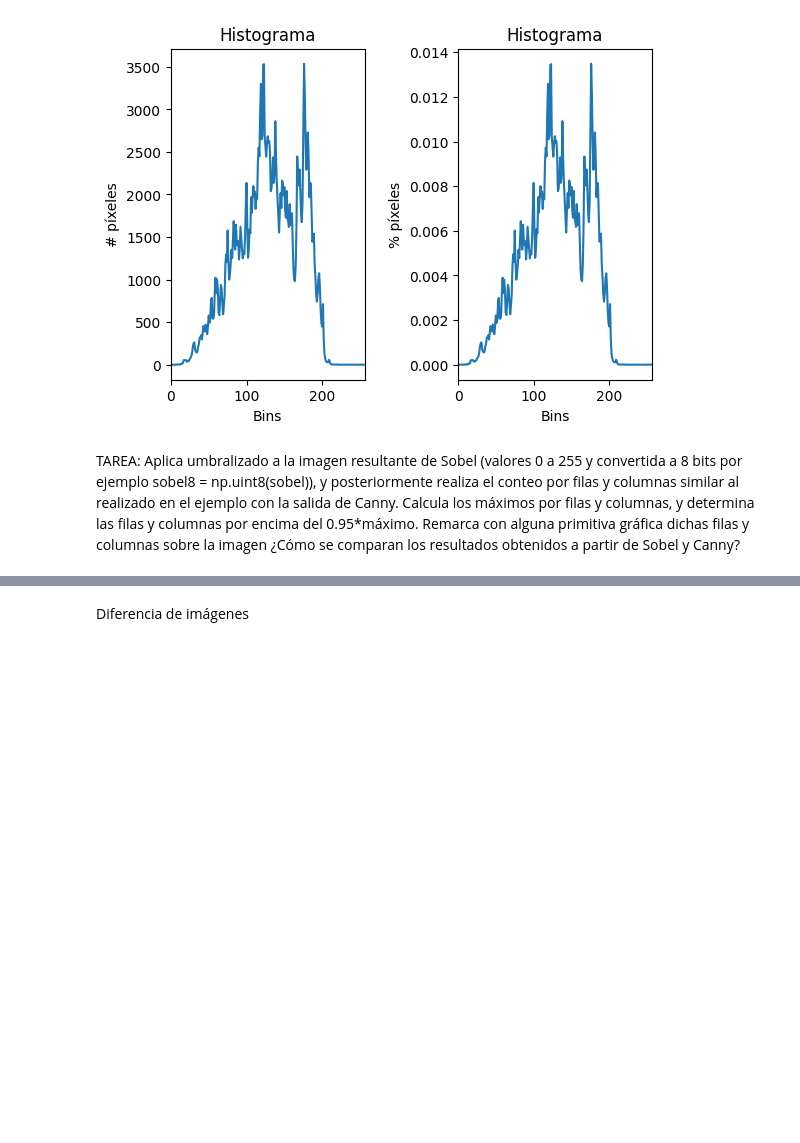
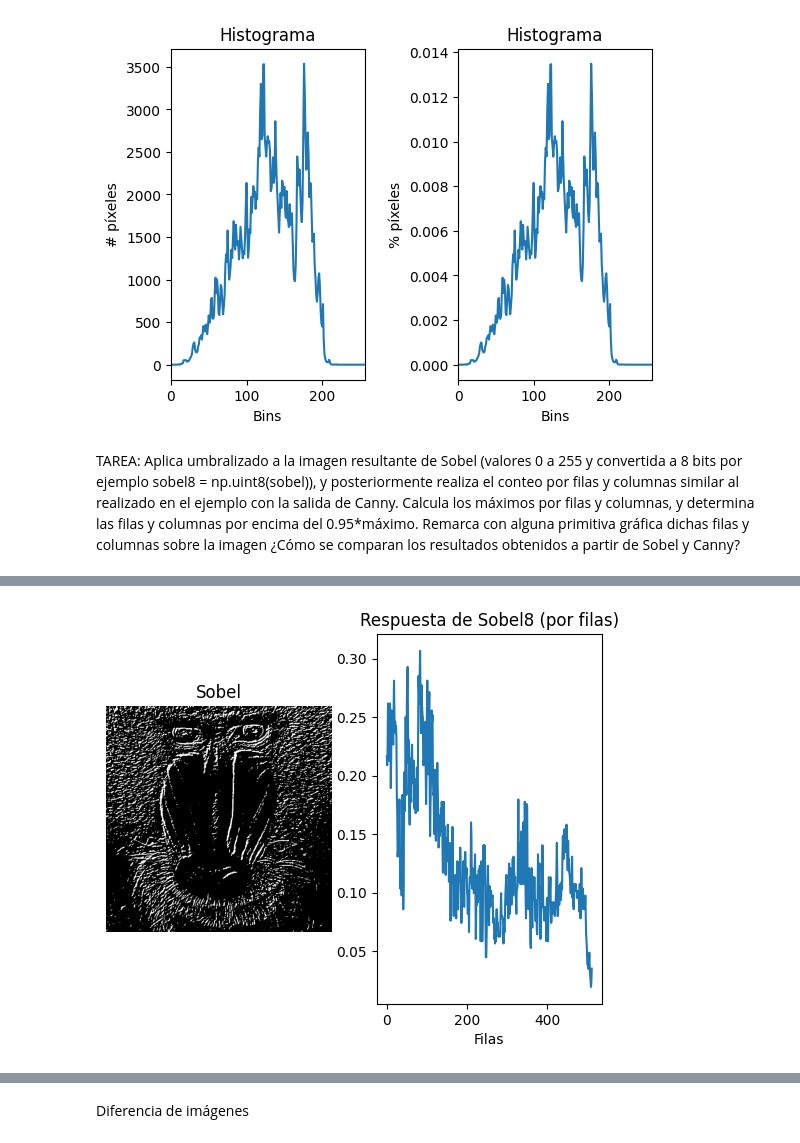
Before and after one commit to DevGiovanniLC/VC, a Jupyter notebook: P2/VC_P2.ipynb, the cells around one changed output, grey strips where cells are left out. Cells and saved outputs as stored; diff of their text form; code cells hidden in the pictures; blank space fills up the shorter version.

```diff
--- a/P2/VC_P2.ipynb
+++ b/P2/VC_P2.ipynb
@@ -218,0 +220,79 @@ TAREA: Aplica umbralizado a la imagen resultante de Sobel (valores 0 a 255 y con
+# %%
+col_counts = cv2.reduce(sobel8, 0, cv2.REDUCE_SUM, dtype=cv2.CV_32SC1)
+
+#Normaliza en base al número de filas y al valor máximo del píxel (255)
+#El resultado será el número de píxeles blancos por columna
+cols = col_counts[0] / (255 * sobel8.shape[1])
+
+row_counts = cv2.reduce(sobel8, 1, cv2.REDUCE_SUM, dtype=cv2.CV_32SC1)
+# Normaliza en base al valor máximo del píxel (255)
+rows = row_counts[:,0] / (255 * sobel8.shape[0])
+
+# Determina el máximo de píxeles blancos por fila y columna
+max_row = np.max(rows)
+max_col = np.max(cols)
+
+max_pixel_row= max_row *512
+max_pixel_col= max_col *512
+
+print("Maximo de pixeles blancos por fila ", max_pixel_row)
+print("Maximo de pixeles blancos por columna ", max_pixel_col)
+# Determina el número de filas con un número de píxeles blancos mayor o igual que el 95% del máximo
+threshold_row = 0.95 * max_row
+threshold_col = 0.95 * max_col
+rows_above_threshold = np.sum(rows >= threshold_row)
+cols_above_threshold = np.sum(cols >= threshold_col)
+
+print(f"Máximo porcentaje de pixeles blancos por fila: {max_row *100} %")
+print(f"Máximo porcentaje píxeles blancos por columna: {max_col*100} %")
+print(f"Número de filas con píxeles blancos >= 95% del máximo: {rows_above_threshold}")
+print(f"Número de columnas con píxeles blancos >= 95% del máximo: {cols_above_threshold}")
+
+rows_cords = np.where(rows >= threshold_row)
+print(rows_cords)
+cols_cords = np.where(cols >= threshold_col)
+print(cols_cords)
+
+
+
+
+# Muestra gráficamente la distribución de píxeles blancos por fila y por columna
+row_chart = plt.figure()
+plt.subplot(1, 2, 1)
+plt.axis("off")
+plt.title("Sobel")
+plt.imshow(sobel8, cmap='gray')
+
+plt.subplot(1, 2, 2)
+plt.title("Respuesta de Sobel8 (por filas)")
+plt.xlabel("Filas")
+plt.ylabel("% píxeles")
+plt.plot(rows)
+for row in rows_cords:
+    l = mlines.Line2D([row,row], [0,1])
+    row_chart.add_
+# Rango en x definido por el número de filas
+plt.xlim([0, sobel8.shape[0]])
+
+
+
+#El contenido de la imagen resultado de Canny, son valores 0 o 255, lo compruebas al descomentar
+#print(canny)
+#Cuenta el número de píxeles blancos (255) por columna
+#Suma los valores de los pixeles por columna
+
+#Muestra dicha cuenta gráficamente
+plt.figure()
+plt.subplot(1, 2, 1)
+plt.axis("off")
+plt.title("Sobel")
+plt.imshow(sobel8, cmap='gray')
+
+plt.subplot(1, 2, 2)
+plt.title("Respuesta de sobel8  (por columnas)")
+plt.xlabel("Columnas")
+plt.ylabel("% píxeles")
+plt.plot(cols)
+#Rango en x definido por las columnas
+plt.xlim([0, sobel8.shape[1]])
+# %% [output]
@@ -218,0 +308 @@ TAREA: Aplica umbralizado a la imagen resultante de Sobel (valores 0 a 255 y con
+[figure, added]
```
Also changed, not shown: parts of 5 cells of this notebook.
